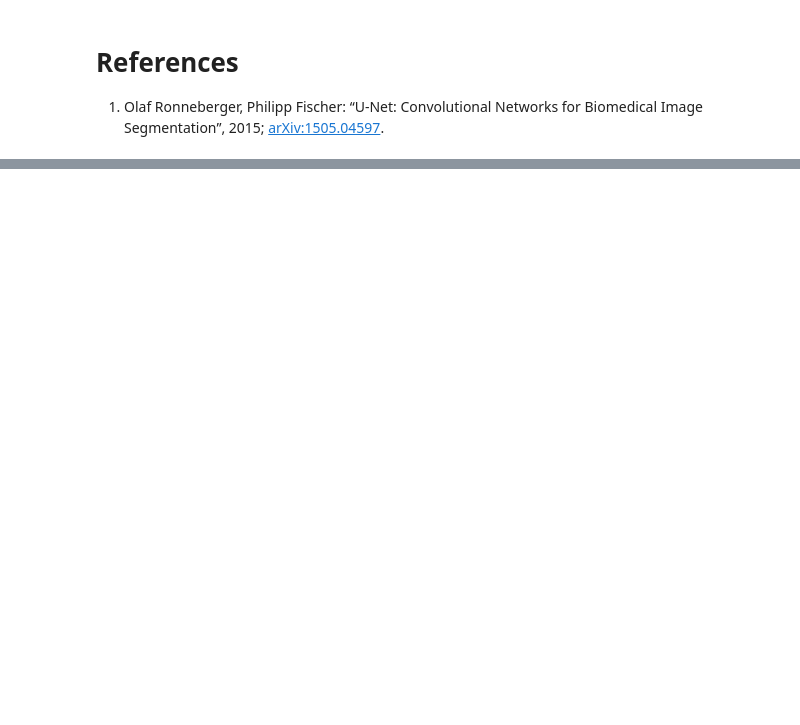
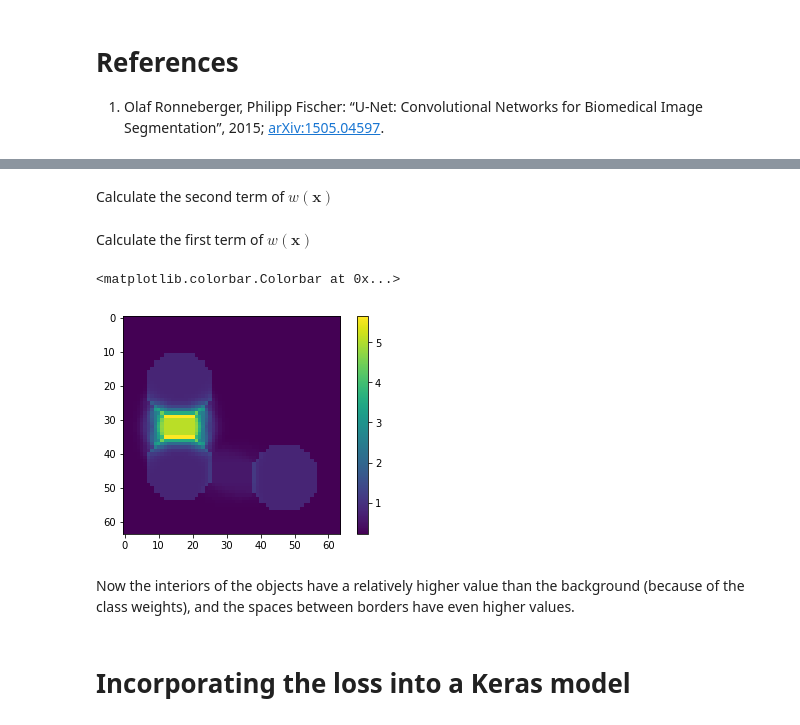
Before and after one commit to jaidevd/jaidevd.github.io, a Jupyter notebook: blog/posts/weighted-loss-functions-for-instance-segmentation.ipynb, the cells around one changed output, grey strips where cells are left out. Cells and saved outputs as stored; diff of their text form; code cells hidden in the pictures; blank space fills up the shorter version.

```diff
--- a/blog/posts/weighted-loss-functions-for-instance-segmentation.ipynb
+++ b/blog/posts/weighted-loss-functions-for-instance-segmentation.ipynb
@@ -401,0 +419,35 @@ Olaf Ronneberger, Philipp Fischer: “U-Net: Convolutional Networks for Biomedic
+# %%
+nrows = ncols = 64
+for i, mask in enumerate(masks):
+    boundary = find_boundaries(mask, mode='inner')
+    X2, Y2 = np.nonzero(boundary)
+    for x1 in range(64):
+        for y1 in range(64):
+            # compute the distance of the (x1, y1) pixel from all boundary pixels and take the minimum
+            distMap[y1 * 64 + x1, i] = np.sqrt((np.abs(x1 - X2) ** 2) + (np.abs(y1 - Y2) ** 2)).min()
+# %%
+# Find the first and second nearest objects for each pixel.
+d1, d2 = np.sort(distMap, axis=1)[:, :2].T
+# %% [markdown]
+Calculate the second term of $w(\mathbf{x})$
+# %%
+border_loss_map = w0 * np.exp((-1 * (d1 + d2) ** 2) / (2 * (sigma ** 2)))
+border_loss_map = border_loss_map.reshape(64, 64, order='F')
+# %% [markdown]
+Calculate the first term of $w(\mathbf{x})$
+# %%
+class_probs = np.zeros((nrows, ncols))
+w_1 = 1 - masks.sum() / class_probs.size
+w_0 = 1 - w_1
+class_probs[masks.sum(0) == 1] = w_1
+class_probs[masks.sum(0) == 0] = w_0
+# %%
+plt.imshow(border_loss_map + class_probs)
+plt.colorbar()
+# %% [output]
+<matplotlib.colorbar.Colorbar at 0x...>
+[figure, added]
+# %% [markdown]
+Now the interiors of the objects have a relatively higher value than the background (because of the class weights), and the spaces between borders have even higher values.
+# %% [markdown]
+# Incorporating the loss into a Keras model
```
Also changed, not shown: parts of 6 cells of this notebook.
